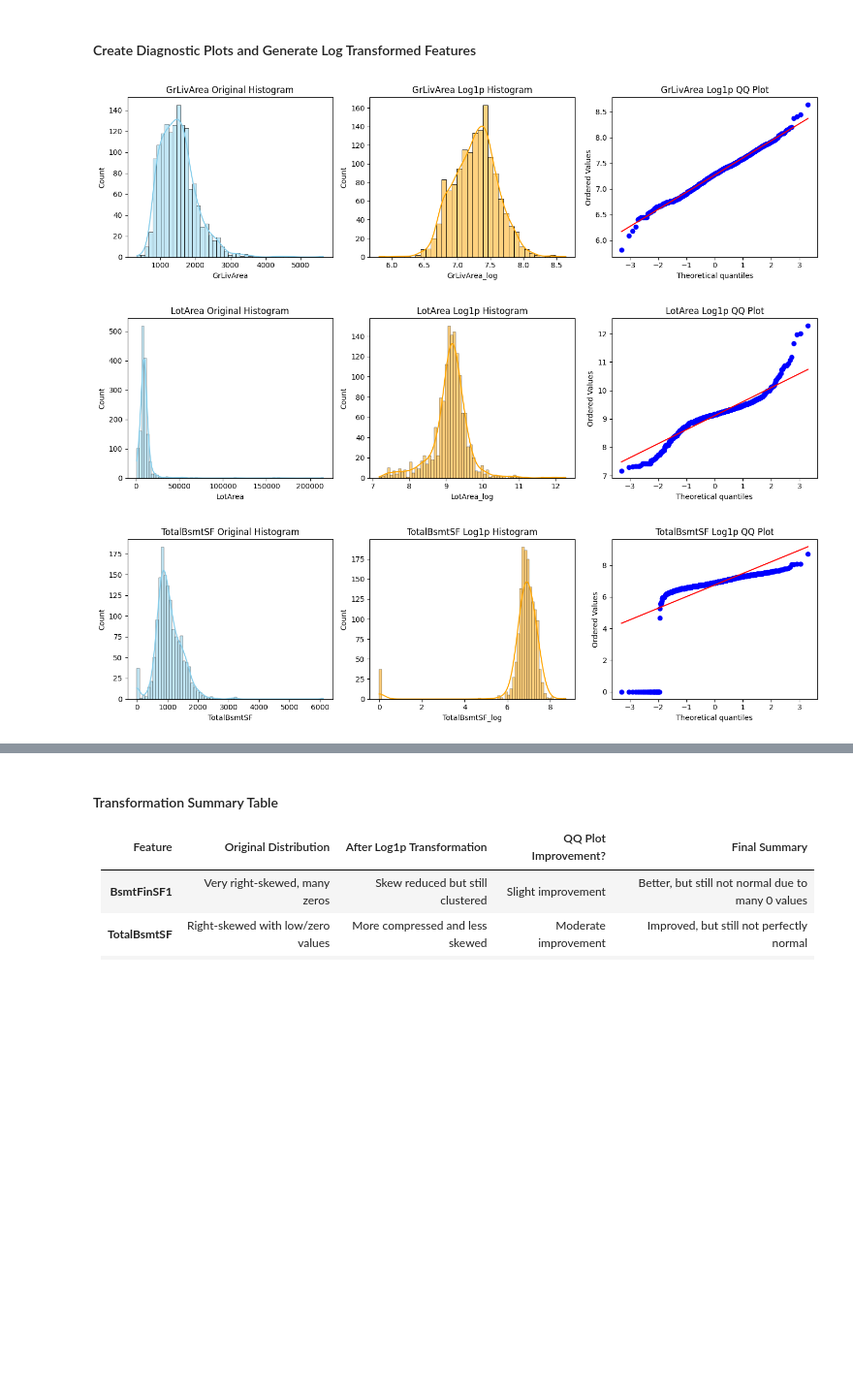
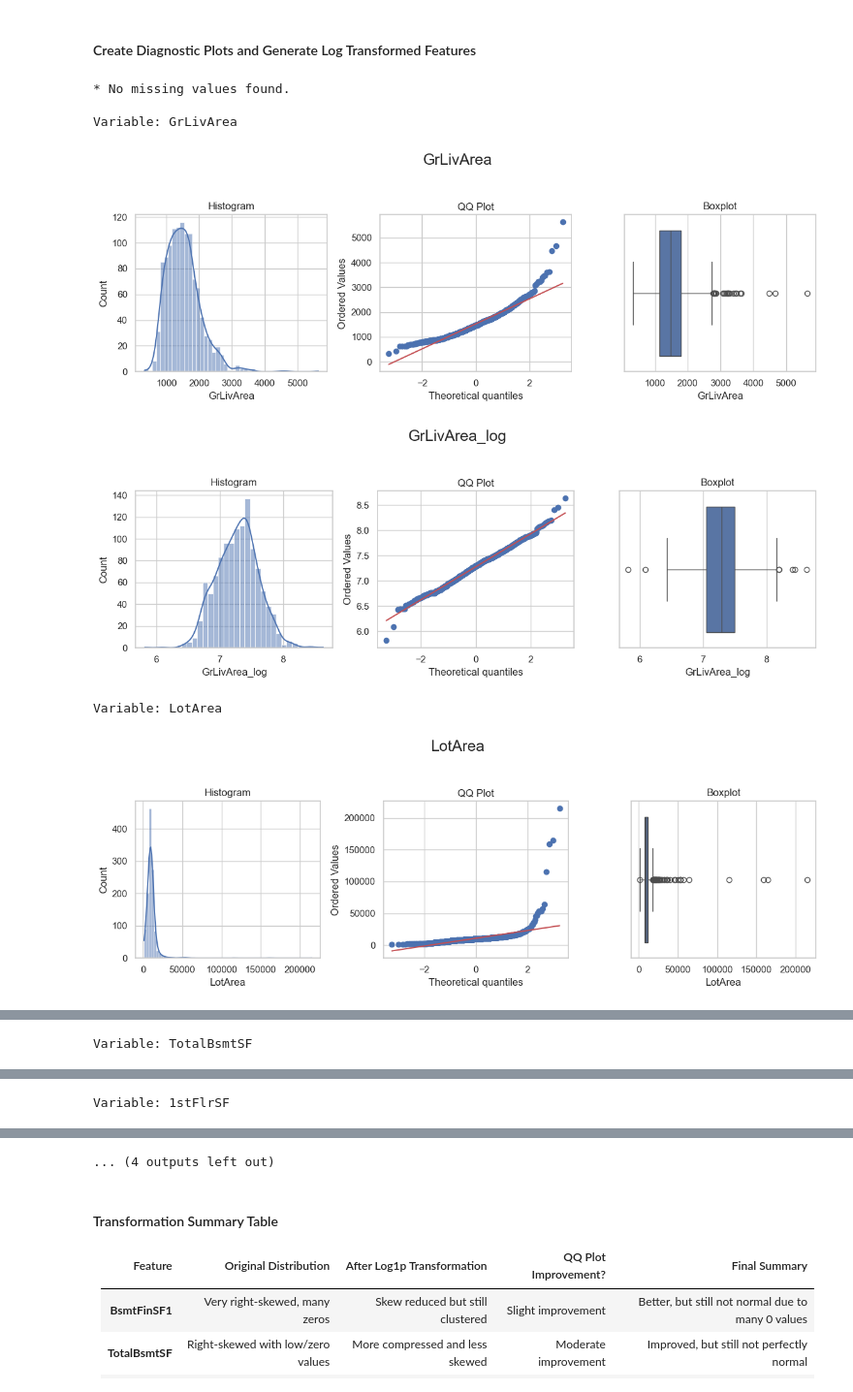
Before and after one commit to David5p/heritage-housing, a Jupyter notebook: jupyter_notebooks/FeatureEngineering copy.ipynb, the cells around one changed output, grey strips where cells are left out. Shown at 97% size. Saved outputs shown, nothing was run; the diff lists cells and outputs as text; code cells hidden in the pictures; blank space fills up the shorter version.

```diff
--- a/jupyter_notebooks/FeatureEngineering copy.ipynb
+++ b/jupyter_notebooks/FeatureEngineering copy.ipynb
@@ -131,16 +145,25 @@ Change text labels to numeric
 # %%
+from feature_engine.encoding import OrdinalEncoder
+
+# Select variables
 ordinal_vars = ['KitchenQual', 'BsmtExposure', 'BsmtFinType1', 'GarageFinish']
 
-print("Missing values before encoding:")
-check_missing_values(TrainSet[ordinal_vars])
+# Create engineering DataFrame
+df_engineering = TrainSet[ordinal_vars].copy()
+df_engineering.head(3)
 
+# Check missing values
+check_missing_values(df_engineering)
+
+# Apply encoder to Train and Test
 encoder = OrdinalEncoder(
-    encoding_method='arbitrary',
+    encoding_method="arbitrary",
     variables=ordinal_vars,
-    missing_values='ignore'
+    missing_values="ignore"
 )
 
 TrainSet = encoder.fit_transform(TrainSet)
+TestSet = encoder.transform(TestSet)
 
 print("* Ordinal categorical encoding done!")
 TrainSet[ordinal_vars].head()
@@ -154,21 +189,31 @@ TrainSet[ordinal_vars].head()
 # %% [markdown]
 #### Create Diagnostic Plots and Generate Log Transformed Features
 # %%
-# skewed numeric features to transform
+# Select numeric skewed variables
 numeric_skewed = ['GrLivArea', 'LotArea', 'TotalBsmtSF', '1stFlrSF', 'BsmtFinSF1']
 
+# Create engineering DataFrame
 df_engineering = TrainSet[numeric_skewed].copy()
-
-print("Missing values check for numeric skewed variables:")
 check_missing_values(df_engineering)
 
+# Generate log transformed variables with diagnostic plots
 for col in numeric_skewed:
     df_engineering[col + "_log"] = np.log1p(df_engineering[col])
-
     print(f"\nVariable: {col}")
     diagnostic_plots(df_engineering, col)
     diagnostic_plots(df_engineering, col + "_log")
+
+# Apply to Train and Test
+for col in numeric_skewed:
+    TrainSet[col + "_log"] = np.log1p(TrainSet[col])
+    TestSet[col + "_log"] = np.log1p(TestSet[col])
+
+print("* Log transformations applied to TrainSet and TestSet")
 # %% [output]
+* No missing values found.
+
+Variable: GrLivArea
-[figure, old version]
+[figure, new version]
-[figure, old version]
+[figure, new version]
+Variable: LotArea
-[figure, old version]
+[figure, new version]
@@ -175,0 +221 @@ for col in numeric_skewed:
+Variable: TotalBsmtSF
@@ -176,0 +224 @@ for col in numeric_skewed:
+Variable: 1stFlrSF
@@ -177,3 +227,4 @@ for col in numeric_skewed:
+... (4 outputs left out)
 # %% [markdown]
 #### Transformation Summary Table
 | Feature        | Original Distribution                 | After Log1p Transformation              | QQ Plot Improvement? | Final Summary |
```
Also changed, not shown: parts of 34 cells of this notebook.
